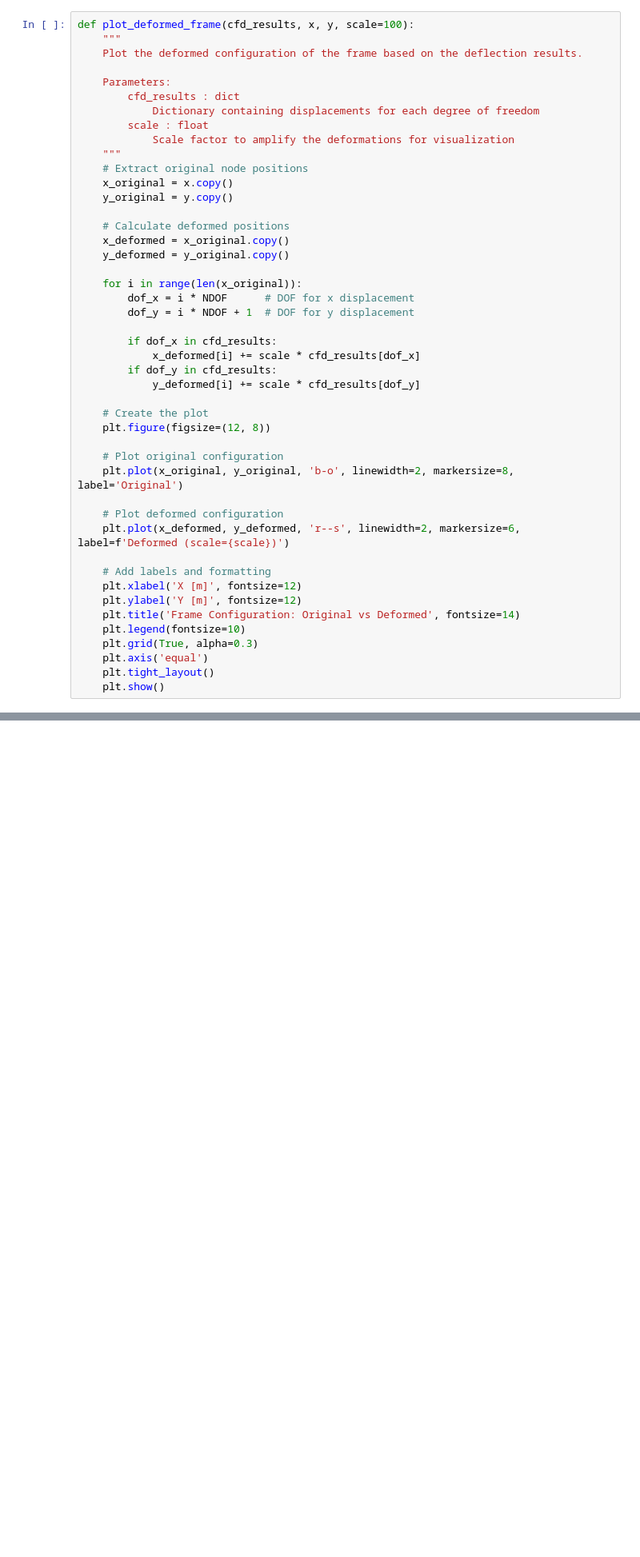
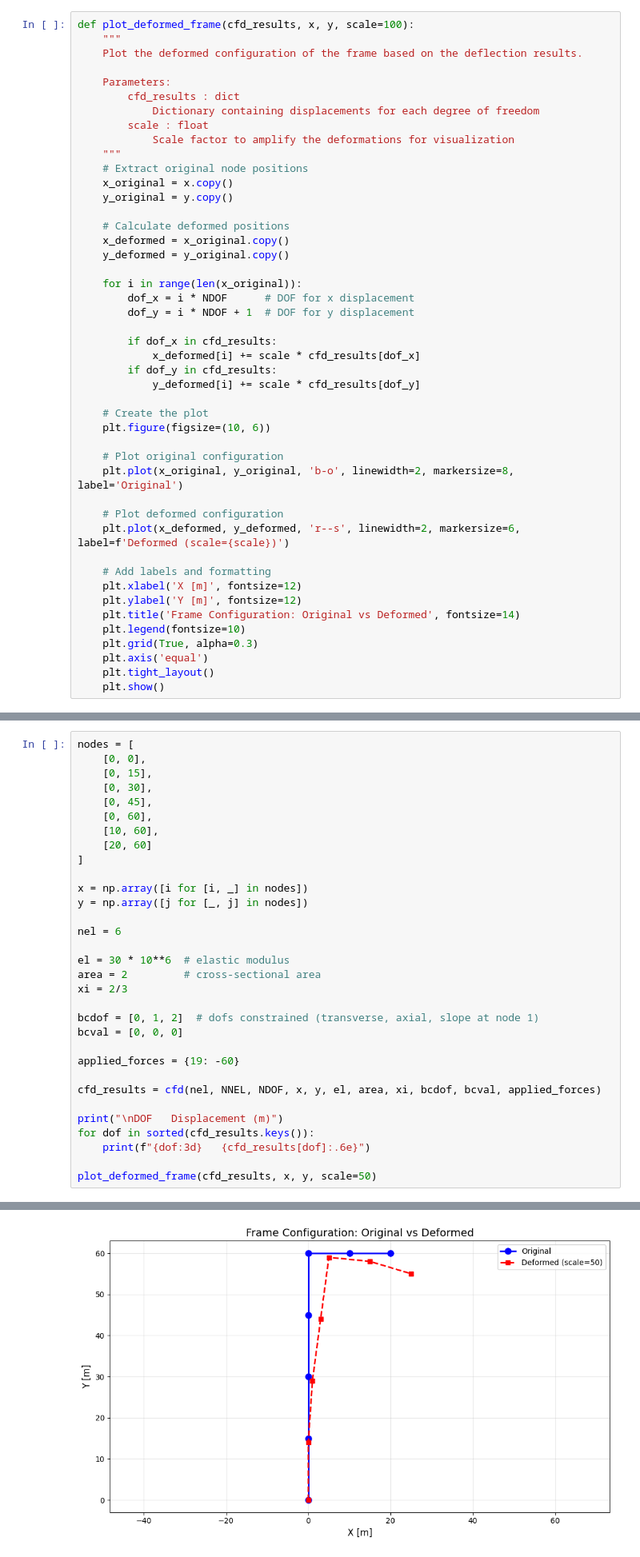
Before and after one commit to filipemvidal/trab1_finitos, a Jupyter notebook: analysis.ipynb, the cells around one changed output, grey strips where cells are left out. Shown at 80% size. Drawn from its saved outputs; the diff is of its cells as text; blank space fills up the shorter version.

```diff
--- a/analysis.ipynb
+++ b/analysis.ipynb
@@ -116,7 +112,7 @@ def plot_deformed_frame(cfd_results, x, y, scale=100):
             y_deformed[i] += scale * cfd_results[dof_y]
 
     # Create the plot
-    plt.figure(figsize=(12, 8))
+    plt.figure(figsize=(10, 6))
 
     # Plot original configuration
     plt.plot(x_original, y_original, 'b-o', linewidth=2, markersize=8, label='Original')
@@ -179 +175,34 @@ interactive(children=(IntSlider(value=1, description='PPE:', max=10, min=1), Int
 <function __main__.interactive_plot(ppe, scale)>
+# %%
+nodes = [
+    [0, 0],
+    [0, 15],
+    [0, 30],
+    [0, 45],
+    [0, 60],
+    [10, 60],
+    [20, 60]
+]
+
+x = np.array([i for [i, _] in nodes])
+y = np.array([j for [_, j] in nodes])
+
+nel = 6
+
+el = 30 * 10**6  # elastic modulus
+area = 2         # cross-sectional area
+xi = 2/3
+
+bcdof = [0, 1, 2]  # dofs constrained (transverse, axial, slope at node 1)
+bcval = [0, 0, 0]
+
+applied_forces = {19: -60}
+
+cfd_results = cfd(nel, NNEL, NDOF, x, y, el, area, xi, bcdof, bcval, applied_forces)
+
+print("\nDOF   Displacement (m)")
+for dof in sorted(cfd_results.keys()):
+    print(f"{dof:3d}   {cfd_results[dof]:.6e}")
+
+plot_deformed_frame(cfd_results, x, y, scale=50)
+# %% [output]
@@ -179,0 +226 @@ interactive(children=(IntSlider(value=1, description='PPE:', max=10, min=1), Int
+[figure, added]
```
Also changed, not shown: parts of 5 cells of this notebook, 4 other files.
